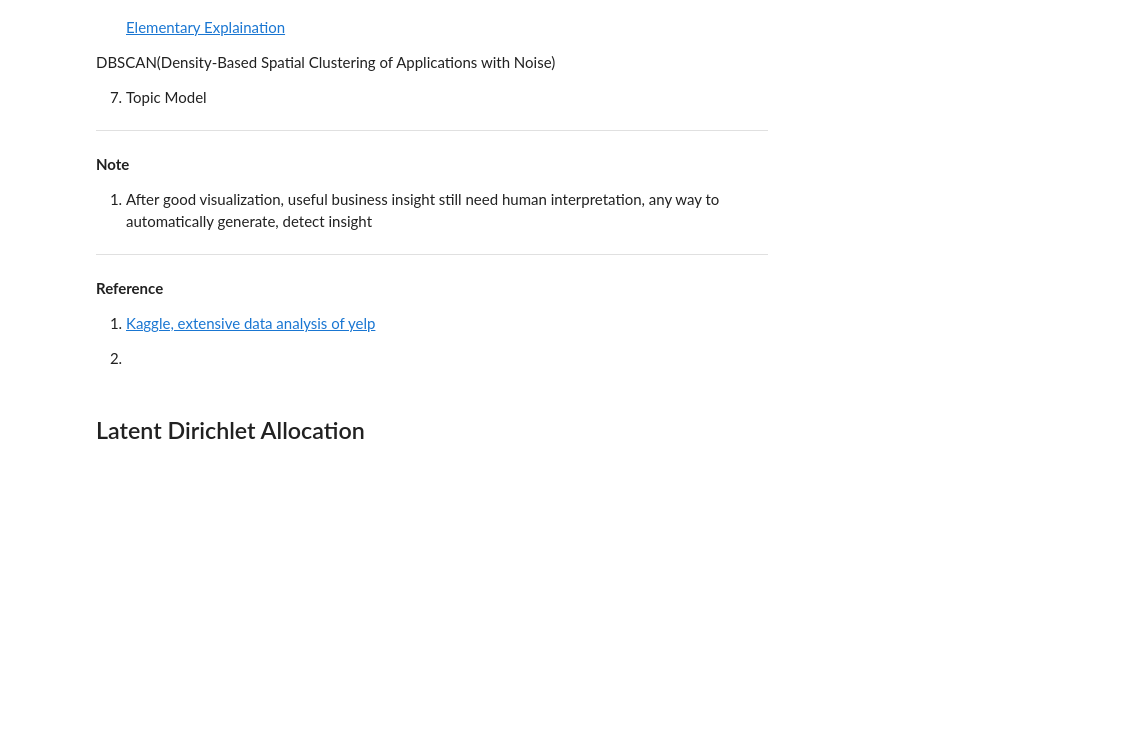
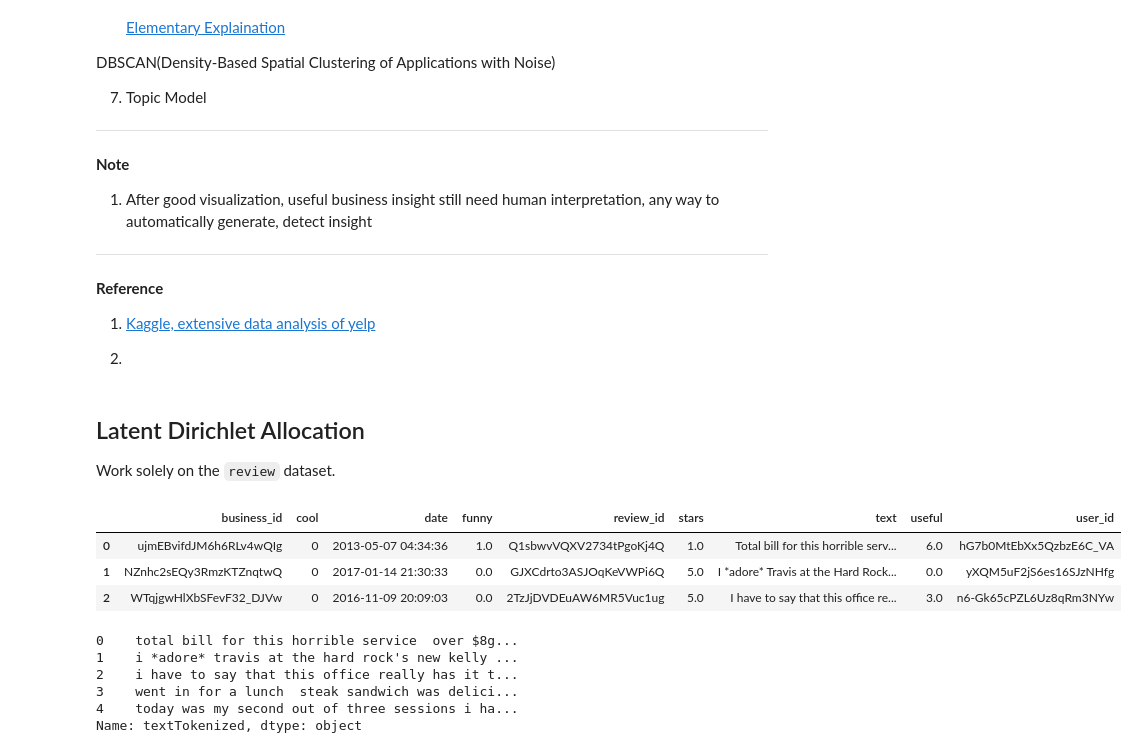
Before and after one commit to Chauncey315/628-Module-3-Group-9, a Jupyter notebook: Code.ipynb, the cells around one changed output. Cells and saved outputs as stored; diff of their text form; code cells hidden in the pictures; blank space fills up the shorter version.

```diff
--- a/Code.ipynb
+++ b/Code.ipynb
@@ -121,3 +123,29 @@ Given a city, we provide information to help start a new restaurant, like which
 2.
 # %% [markdown]
 ## Latent Dirichlet Allocation
+
+Work solely on the `review` dataset.
+# %%
+# display the `review` dataset
+review.head(3)
+# %% [output]
+|  | business_id | cool | date | funny | review_id | stars | text | useful | user_id |
+| 0 | ujmEBvifdJM6h6RLv4wQIg | 0 | 2013-05-07 04:34:36 | 1.0 | Q1sbwvVQXV2734tPgoKj4Q | 1.0 | Total bill for this horrible serv... | 6.0 | hG7b0MtEbXx5QzbzE6C_VA |
+| 1 | NZnhc2sEQy3RmzKTZnqtwQ | 0 | 2017-01-14 21:30:33 | 0.0 | GJXCdrto3ASJOqKeVWPi6Q | 5.0 | I *adore* Travis at the Hard Rock... | 0.0 | yXQM5uF2jS6es16SJzNHfg |
+| 2 | WTqjgwHlXbSFevF32_DJVw | 0 | 2016-11-09 20:09:03 | 0.0 | 2TzJjDVDEuAW6MR5Vuc1ug | 5.0 | I have to say that this office re... | 3.0 | n6-Gk65cPZL6Uz8qRm3NYw |
+# %%
+# Remove punctuation
+review['textTokenized'] = review['text'].map(lambda x: re.sub('[,\.!?]', ' ', str(x)))
+
+# Convert the titles to lowercase
+review['textTokenized'] = review['textTokenized'].map(lambda x: x.lower())
+
+# Print out the first rows of papers
+review['textTokenized'].head()
+# %% [output]
+0    total bill for this horrible service  over $8g...
+1    i *adore* travis at the hard rock's new kelly ...
+2    i have to say that this office really has it t...
+3    went in for a lunch  steak sandwich was delici...
+4    today was my second out of three sessions i ha...
+Name: textTokenized, dtype: object
```
Also changed, not shown: parts of 2 cells of this notebook.
